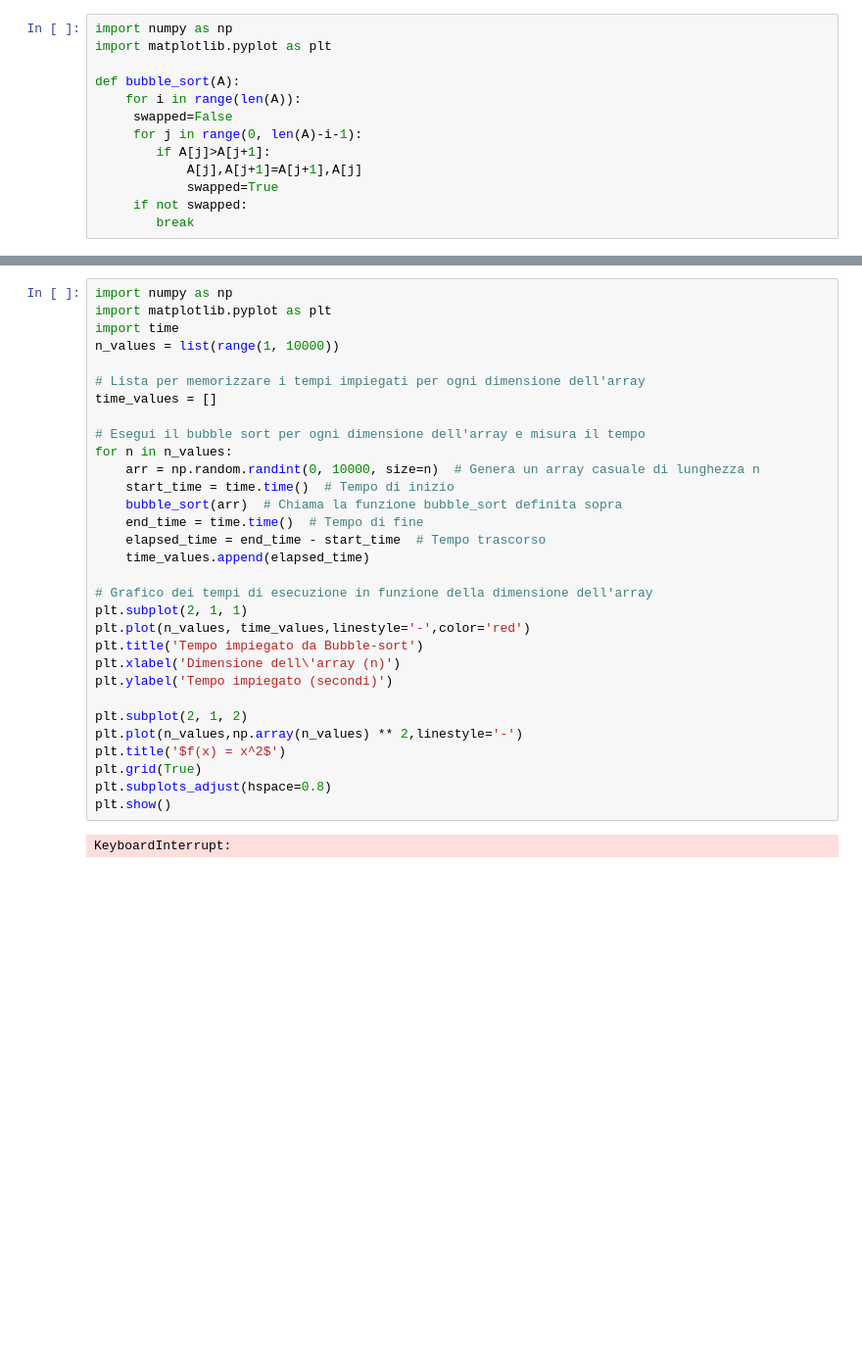
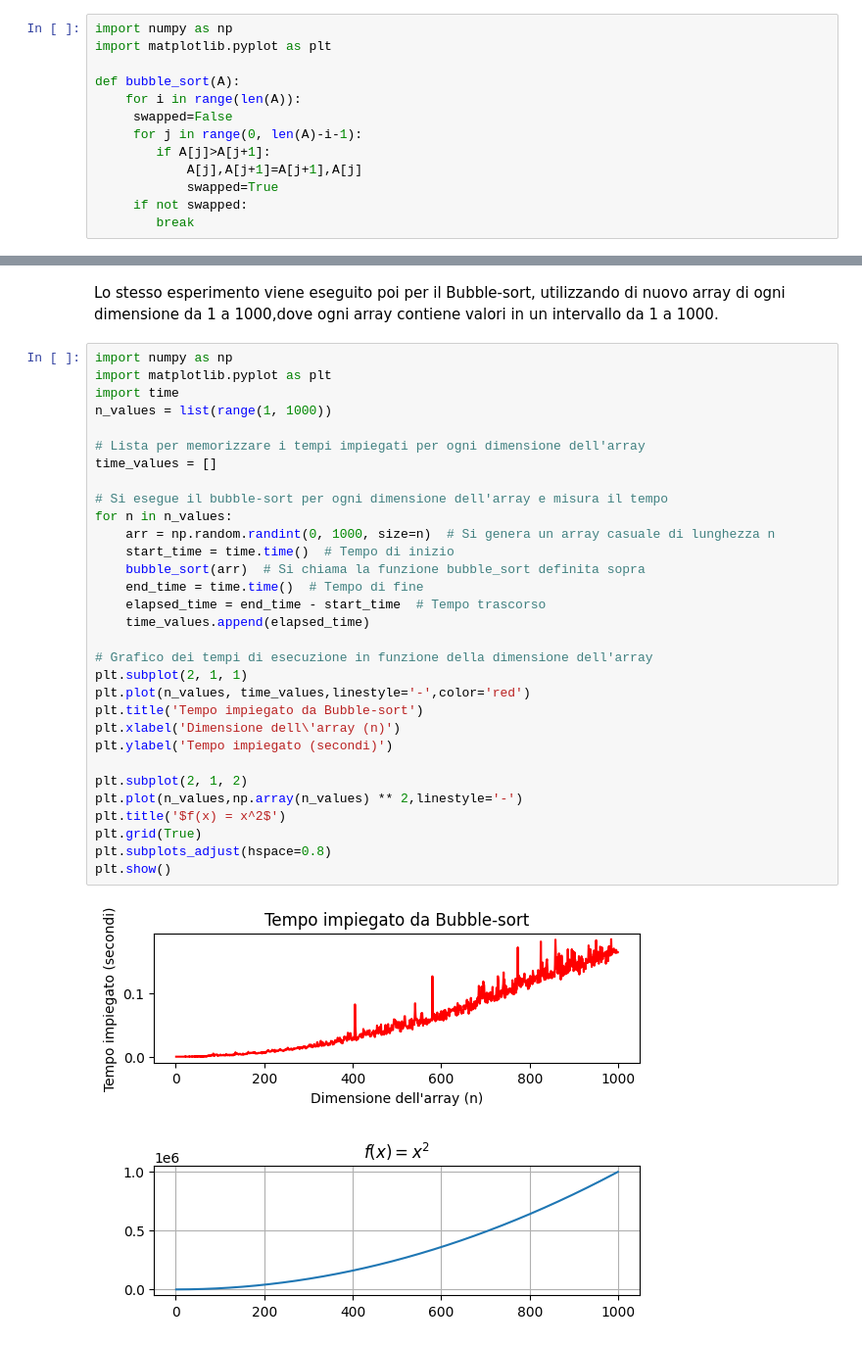
Before and after one commit to DonatiFed/Laboratorio-di-algoritmi, a Jupyter notebook: laboratorio algoritmi 1.ipynb, the cells around one changed output, grey strips where cells are left out. Shown at 98% size. Drawn from its saved outputs; the diff is of its cells as text; blank space fills up the shorter version.

```diff
--- a/laboratorio algoritmi 1.ipynb
+++ b/laboratorio algoritmi 1.ipynb
@@ -122,33 +164,35 @@ def bubble_sort(A):
+# %% [markdown]
+Lo stesso esperimento viene eseguito poi per il Bubble-sort, utilizzando di nuovo array di ogni dimensione da 1 a 1000,dove ogni array contiene valori in un intervallo da 1 a 1000.
 # %%
 import numpy as np
 import matplotlib.pyplot as plt
 import time
-n_values = list(range(1, 10000))
+n_values = list(range(1, 1000))
 
 # Lista per memorizzare i tempi impiegati per ogni dimensione dell'array
 time_values = []
 
-# Esegui il bubble sort per ogni dimensione dell'array e misura il tempo
+# Si esegue il bubble-sort per ogni dimensione dell'array e misura il tempo
 for n in n_values:
-    arr = np.random.randint(0, 10000, size=n)  # Genera un array casuale di lunghezza n
+    arr = np.random.randint(0, 1000, size=n)  # Si genera un array casuale di lunghezza n
     start_time = time.time()  # Tempo di inizio
-    bubble_sort(arr)  # Chiama la funzione bubble_sort definita sopra
+    bubble_sort(arr)  # Si chiama la funzione bubble_sort definita sopra
     end_time = time.time()  # Tempo di fine
     elapsed_time = end_time - start_time  # Tempo trascorso
     time_values.append(elapsed_time)
 
 # Grafico dei tempi di esecuzione in funzione della dimensione dell'array
 plt.subplot(2, 1, 1)
 plt.plot(n_values, time_values,linestyle='-',color='red')
 plt.title('Tempo impiegato da Bubble-sort')
 plt.xlabel('Dimensione dell\'array (n)')
 plt.ylabel('Tempo impiegato (secondi)')
 
 plt.subplot(2, 1, 2)
 plt.plot(n_values,np.array(n_values) ** 2,linestyle='-')
 plt.title('$f(x) = x^2$')
 plt.grid(True)
 plt.subplots_adjust(hspace=0.8)
 plt.show()
 # %% [output]
-KeyboardInterrupt:
+[figure, added]
```
Also changed, not shown: parts of 27 cells of this notebook, 2 other files.
